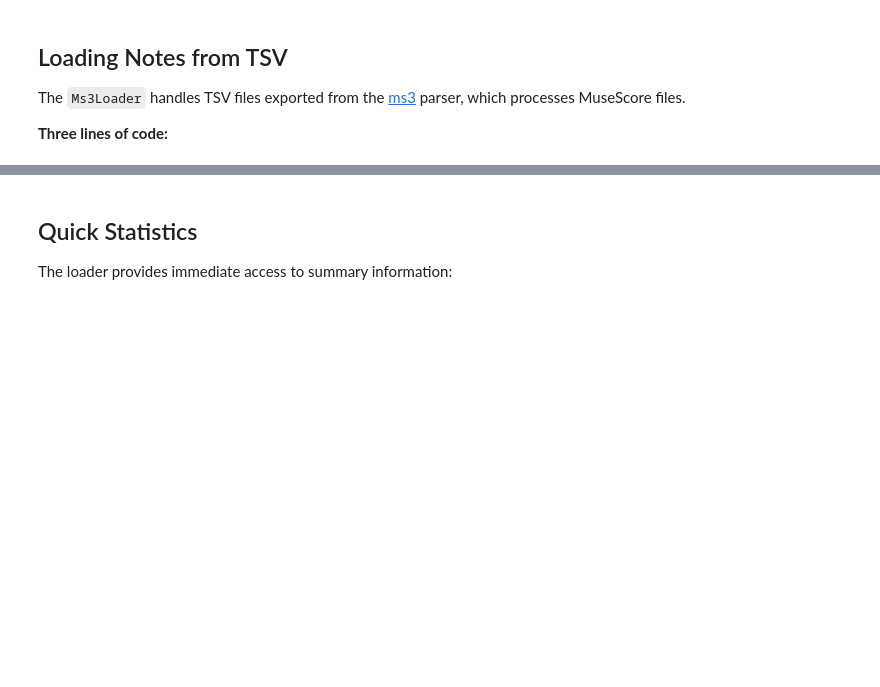
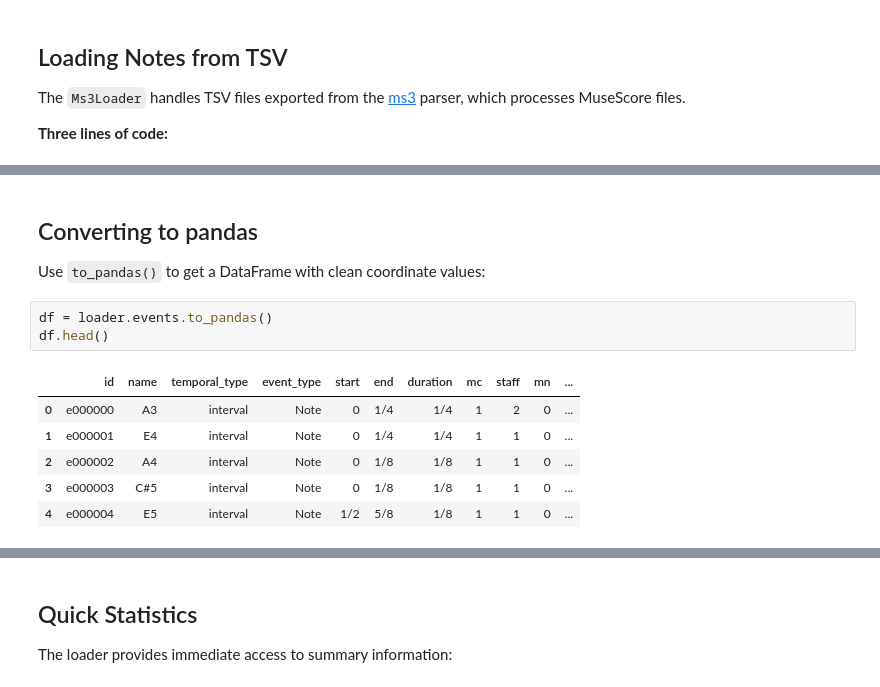
Before and after one commit to TimeToAlign/timetoalign, a Jupyter notebook: docs/notebooks/02a_tabular_loaders.ipynb, the cells around one changed output, grey strips where cells are left out. Drawn from its saved outputs; the diff is of its cells as text; blank space fills up the shorter version.

```diff
--- a/docs/notebooks/02a_tabular_loaders.ipynb
+++ b/docs/notebooks/02a_tabular_loaders.ipynb
@@ -46,0 +63,14 @@ f"{len(loader.events):,} notes loaded"
+# %% [markdown]
+## Converting to pandas
+
+Use `to_pandas()` to get a DataFrame with clean coordinate values:
+# %%
+df = loader.events.to_pandas()
+df.head()
+# %% [output]
+|  | id | name | temporal_type | event_type | start | end | duration | mc | staff | mn | ... |
+| 0 | e000000 | A3 | interval | Note | 0 | 1/4 | 1/4 | 1 | 2 | 0 | ... |
+| 1 | e000001 | E4 | interval | Note | 0 | 1/4 | 1/4 | 1 | 1 | 0 | ... |
+| 2 | e000002 | A4 | interval | Note | 0 | 1/8 | 1/8 | 1 | 1 | 0 | ... |
+| 3 | e000003 | C#5 | interval | Note | 0 | 1/8 | 1/8 | 1 | 1 | 0 | ... |
+| 4 | e000004 | E5 | interval | Note | 1/2 | 5/8 | 1/8 | 1 | 1 | 0 | ... |
```
Also changed, not shown: parts of 33 cells of this notebook, 17 other files.
